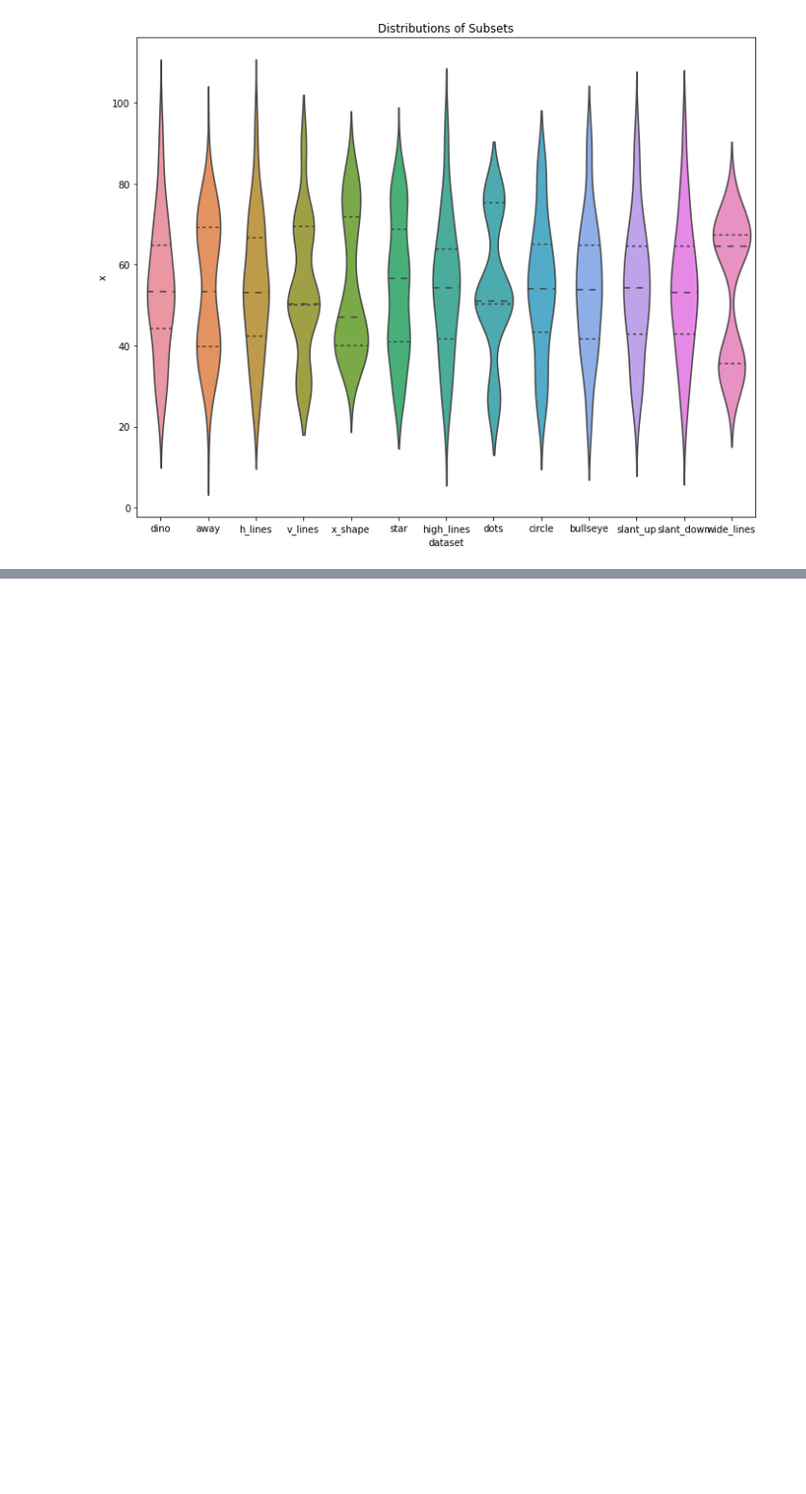
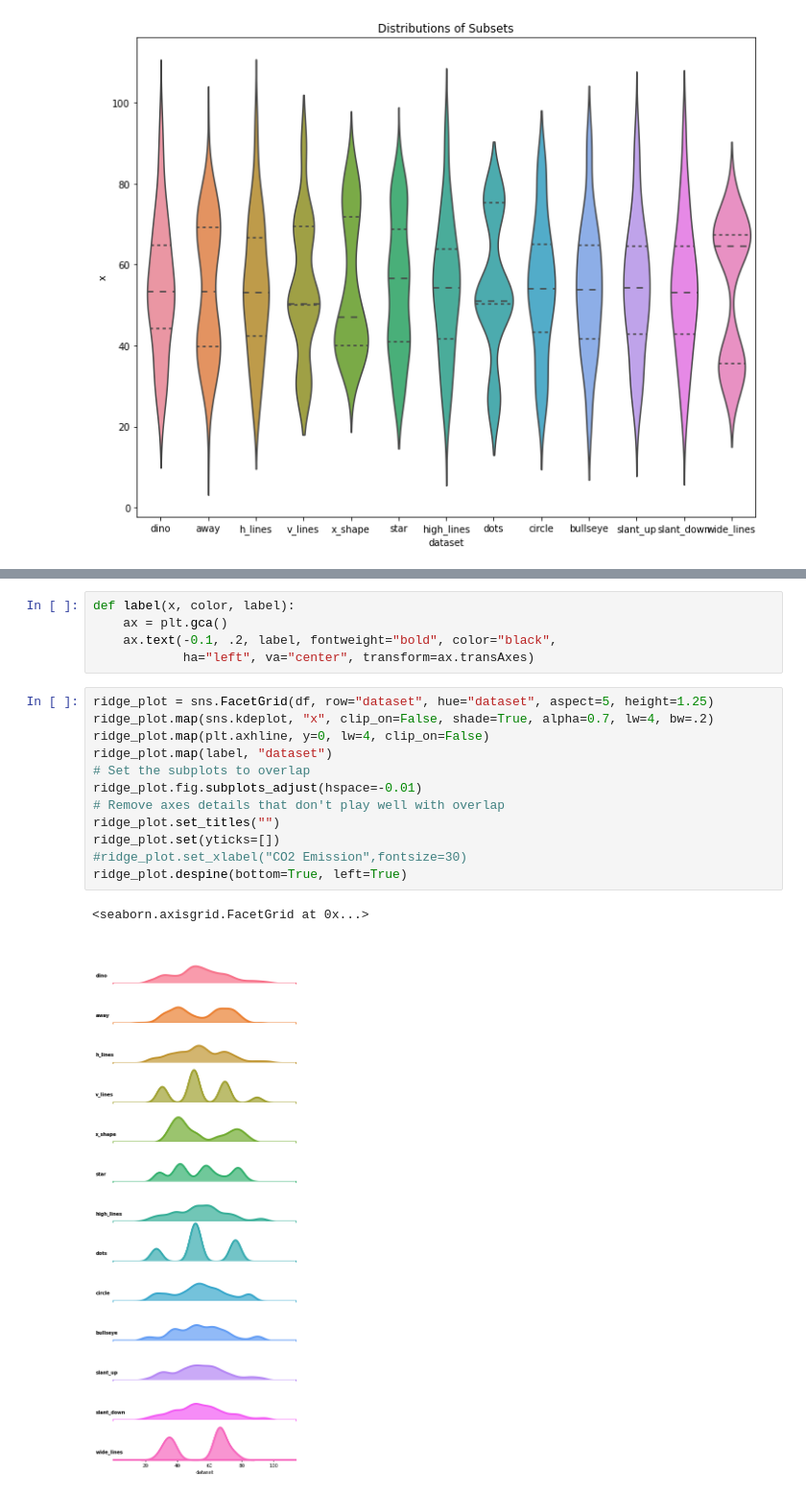
Before and after one commit to skacem/Maths-and-Stats-of-ML, a Jupyter notebook: 301-going_beyond_summary_stats.ipynb, the cells around one changed output, grey strips where cells are left out. Shown at 96% size. Drawn from its saved outputs; the diff is of its cells as text; blank space fills up the shorter version.

Commit message:
add ridgeline plot

```diff
--- a/301-going_beyond_summary_stats.ipynb
+++ b/301-going_beyond_summary_stats.ipynb
@@ -150,0 +154,20 @@ plt.tight_layout()
+# %%
+def label(x, color, label):
+    ax = plt.gca()
+    ax.text(-0.1, .2, label, fontweight="bold", color="black",
+            ha="left", va="center", transform=ax.transAxes)
+# %%
+ridge_plot = sns.FacetGrid(df, row="dataset", hue="dataset", aspect=5, height=1.25)
+ridge_plot.map(sns.kdeplot, "x", clip_on=False, shade=True, alpha=0.7, lw=4, bw=.2)
+ridge_plot.map(plt.axhline, y=0, lw=4, clip_on=False)
+ridge_plot.map(label, "dataset")
+# Set the subplots to overlap
+ridge_plot.fig.subplots_adjust(hspace=-0.01)
+# Remove axes details that don't play well with overlap
+ridge_plot.set_titles("")
+ridge_plot.set(yticks=[])
+#ridge_plot.set_xlabel("CO2 Emission",fontsize=30)
+ridge_plot.despine(bottom=True, left=True)
+# %% [output]
+<seaborn.axisgrid.FacetGrid at 0x...>
+[figure, added]
```
Also changed, not shown: parts of 1 cell of this notebook.
